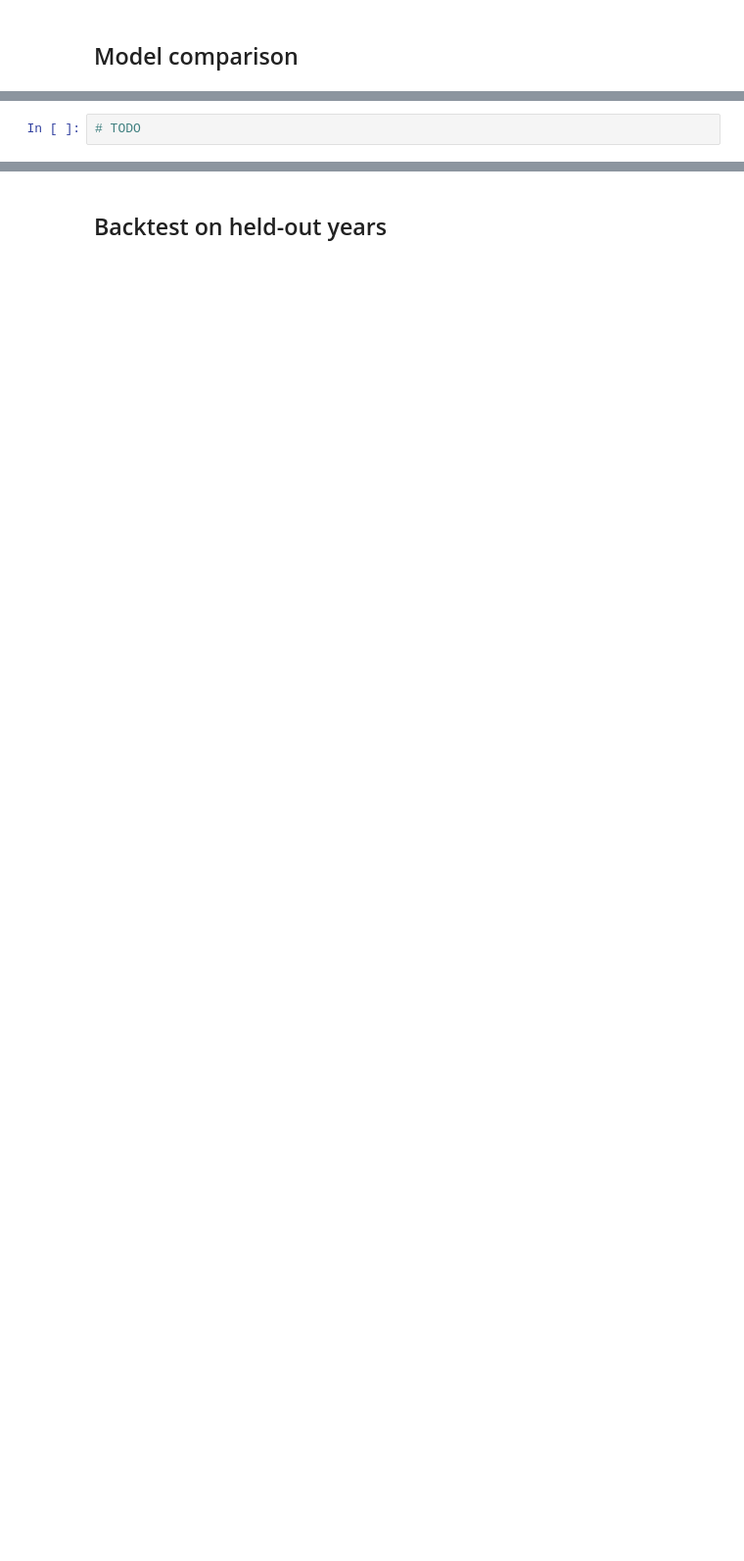
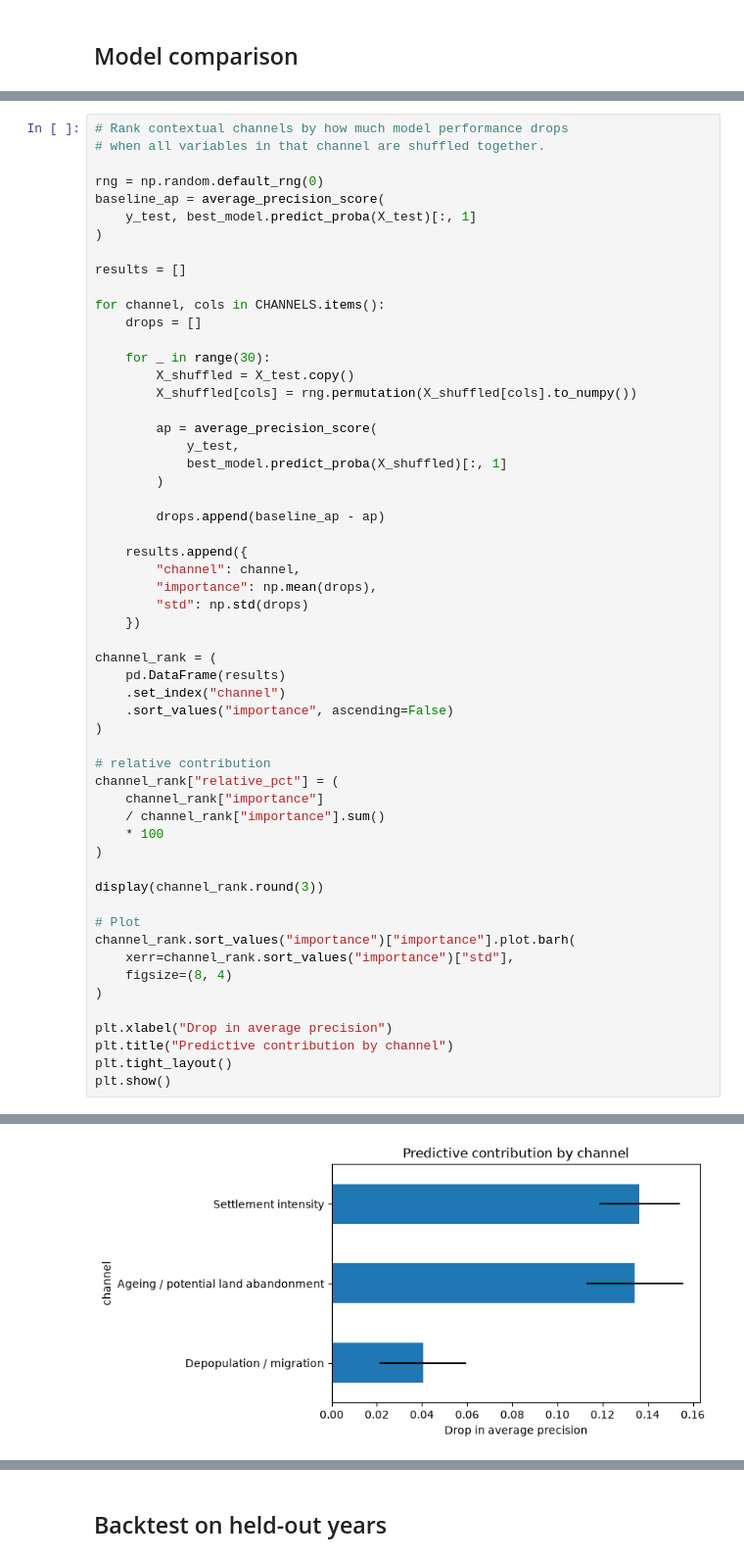
Before and after one commit to rogerjeasy/sustainability-analytics, a Jupyter notebook: notebooks/04_ml_fire_risk.ipynb, the cells around one changed output, grey strips where cells are left out. Shown at 98% size. Saved outputs shown, nothing was run; the diff lists cells and outputs as text; blank space fills up the shorter version.

```diff
--- a/notebooks/04_ml_fire_risk.ipynb
+++ b/notebooks/04_ml_fire_risk.ipynb
@@ -68,2 +361,57 @@ from wildfires.models.tree_models import (
 # %%
-# TODO
+# Rank contextual channels by how much model performance drops
+# when all variables in that channel are shuffled together.
+
+rng = np.random.default_rng(0)
+baseline_ap = average_precision_score(
+    y_test, best_model.predict_proba(X_test)[:, 1]
+)
+
+results = []
+
+for channel, cols in CHANNELS.items():
+    drops = []
+
+    for _ in range(30):
+        X_shuffled = X_test.copy()
+        X_shuffled[cols] = rng.permutation(X_shuffled[cols].to_numpy())
+
+        ap = average_precision_score(
+            y_test,
+            best_model.predict_proba(X_shuffled)[:, 1]
+        )
+
+        drops.append(baseline_ap - ap)
+
+    results.append({
+        "channel": channel,
+        "importance": np.mean(drops),
+        "std": np.std(drops)
+    })
+
+channel_rank = (
+    pd.DataFrame(results)
+    .set_index("channel")
+    .sort_values("importance", ascending=False)
+)
+
+# relative contribution
+channel_rank["relative_pct"] = (
+    channel_rank["importance"]
+    / channel_rank["importance"].sum()
+    * 100
+)
+
+display(channel_rank.round(3))
+
+# Plot
+channel_rank.sort_values("importance")["importance"].plot.barh(
+    xerr=channel_rank.sort_values("importance")["std"],
+    figsize=(8, 4)
+)
+
+plt.xlabel("Drop in average precision")
+plt.title("Predictive contribution by channel")
+plt.tight_layout()
+plt.show()
+# %% [output]
@@ -69,0 +423 @@ from wildfires.models.tree_models import (
+[figure, added]
```
Also changed, not shown: parts of 25 cells of this notebook.
